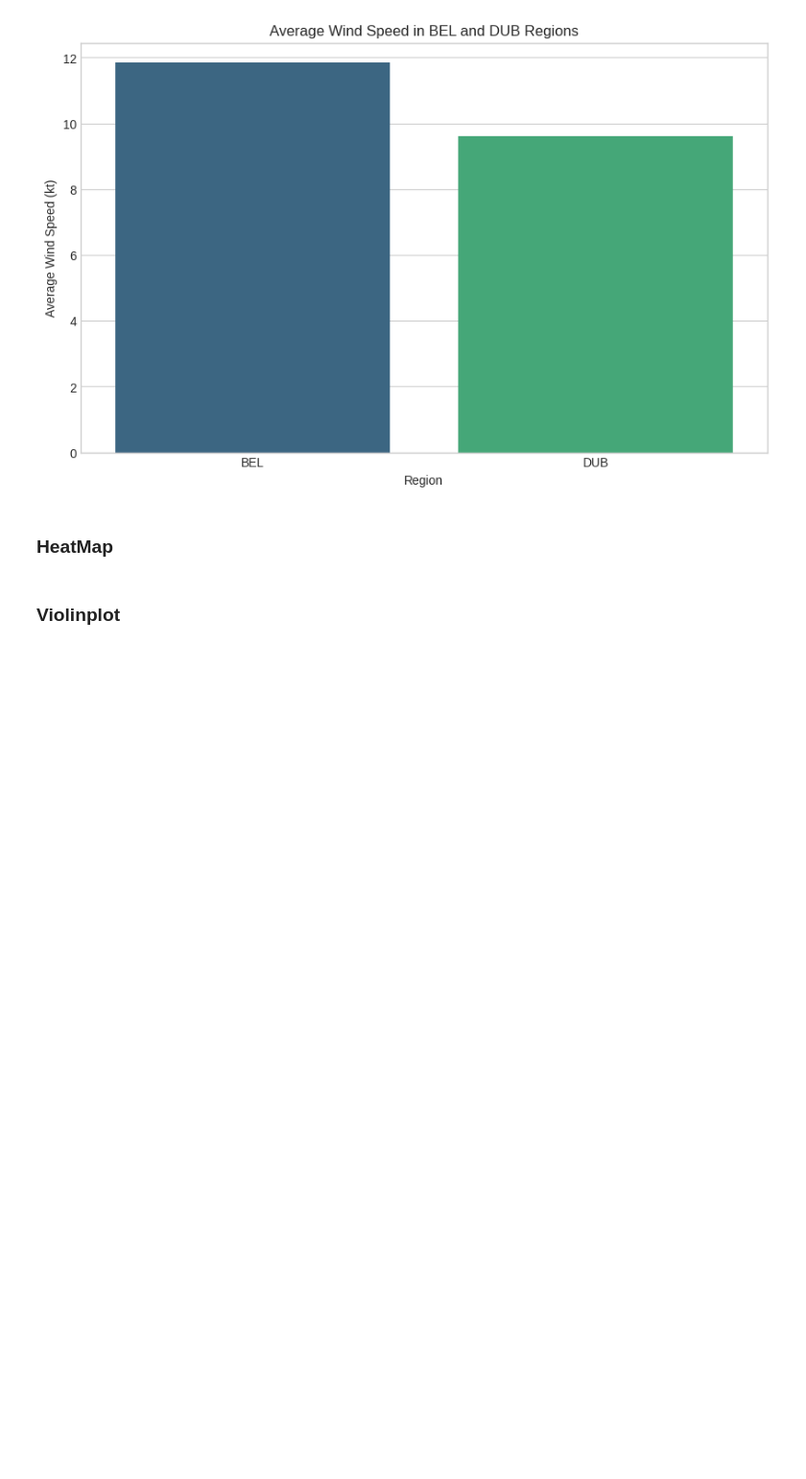
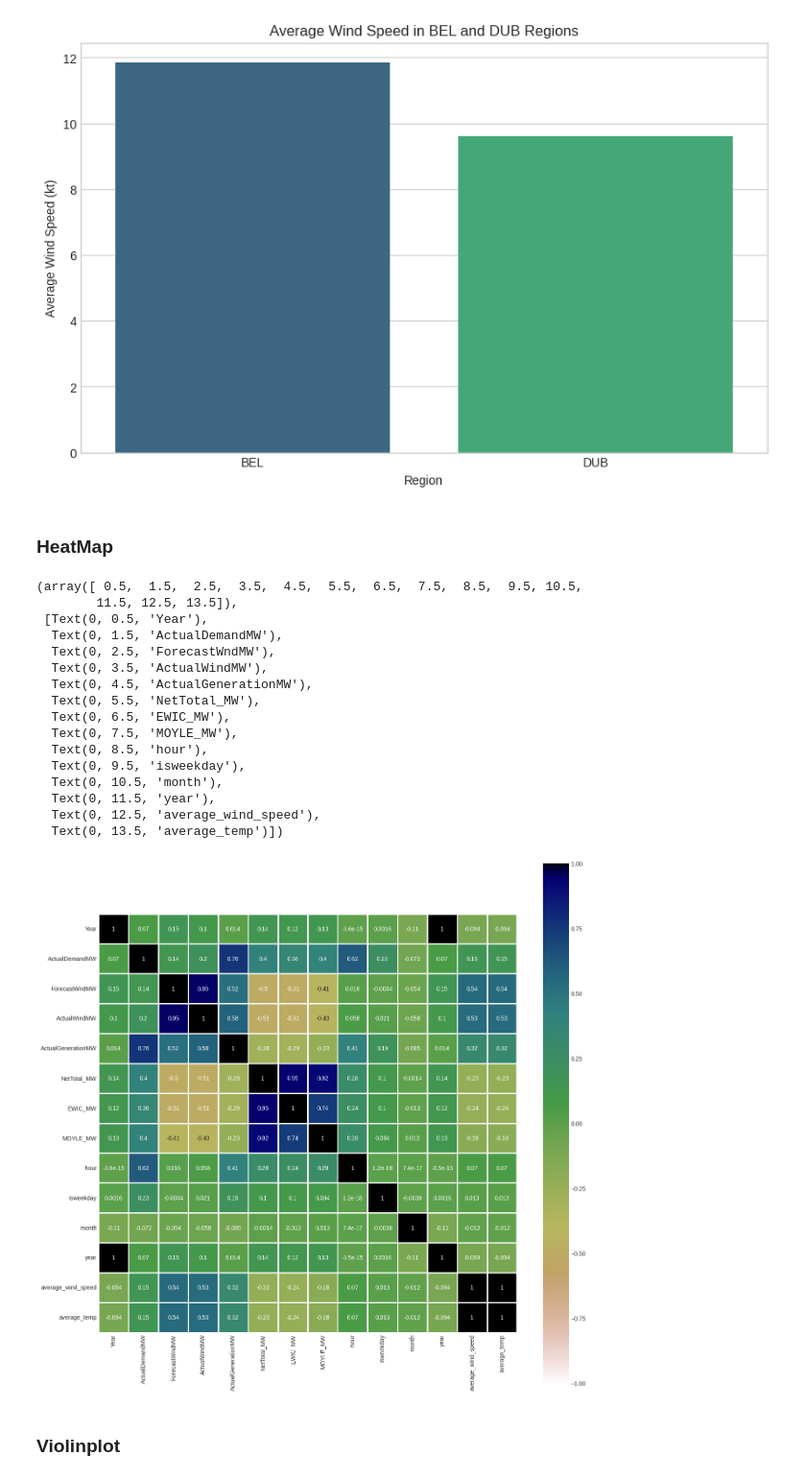
Before and after one commit to KaylumCassidy/FYP, a Jupyter notebook: Predicting_Wind_Energy_Generation__C20323831_FYP.ipynb, the cells around one changed output. Shown at 96% size. Drawn from its saved outputs; the diff is of its cells as text; code cells hidden in the pictures; blank space fills up the shorter version.

```diff
--- a/Predicting_Wind_Energy_Generation__C20323831_FYP.ipynb
+++ b/Predicting_Wind_Energy_Generation__C20323831_FYP.ipynb
@@ -1387,6 +1397,36 @@ plt.show()
 [figure]
 # %% [markdown]
 ### HeatMap
+# %%
+col_list_numerical = ['date', 'Year', 'Month', 'DayTime', ' REGION', 'ActualDemandMW',
+       'ForecastWndMW', 'ActualWindMW',
+       'ActualGenerationMW', 'NetTotal_MW', 'EWIC_MW', 'MOYLE_MW', 'hour',
+       'isweekday', 'month', 'year', 'average_wind_speed', 'average_temp' ]
+
+df_corr = merged_df_hourly_df[col_list_numerical].corr()
+
+plt.figure(figsize=[16, 16])
+sns.heatmap(data=df_corr, vmin=-1, vmax=1, cmap='gist_earth_r', annot=True, square=True, linewidths=1)
+plt.xticks(rotation=90)
+plt.yticks(rotation=0)
+# %% [output]
+(array([ 0.5,  1.5,  2.5,  3.5,  4.5,  5.5,  6.5,  7.5,  8.5,  9.5, 10.5,
+        11.5, 12.5, 13.5]),
+ [Text(0, 0.5, 'Year'),
+  Text(0, 1.5, 'ActualDemandMW'),
+  Text(0, 2.5, 'ForecastWndMW'),
+  Text(0, 3.5, 'ActualWindMW'),
+  Text(0, 4.5, 'ActualGenerationMW'),
+  Text(0, 5.5, 'NetTotal_MW'),
+  Text(0, 6.5, 'EWIC_MW'),
+  Text(0, 7.5, 'MOYLE_MW'),
+  Text(0, 8.5, 'hour'),
+  Text(0, 9.5, 'isweekday'),
+  Text(0, 10.5, 'month'),
+  Text(0, 11.5, 'year'),
+  Text(0, 12.5, 'average_wind_speed'),
+  Text(0, 13.5, 'average_temp')])
+[figure, added]
 # %% [markdown]
 ### Violinplot
 # %%
```
Also changed, not shown: parts of 5 cells of this notebook.
